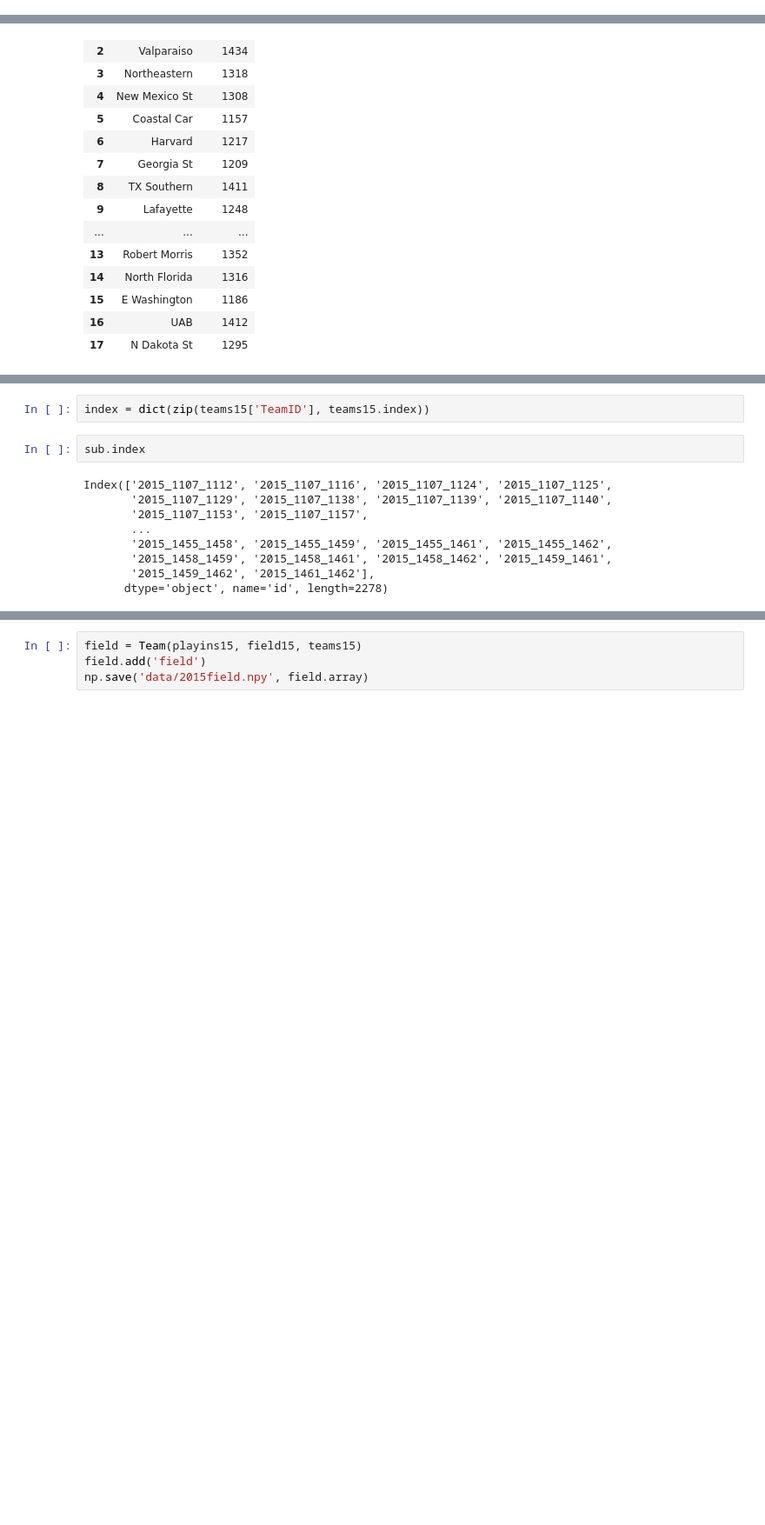
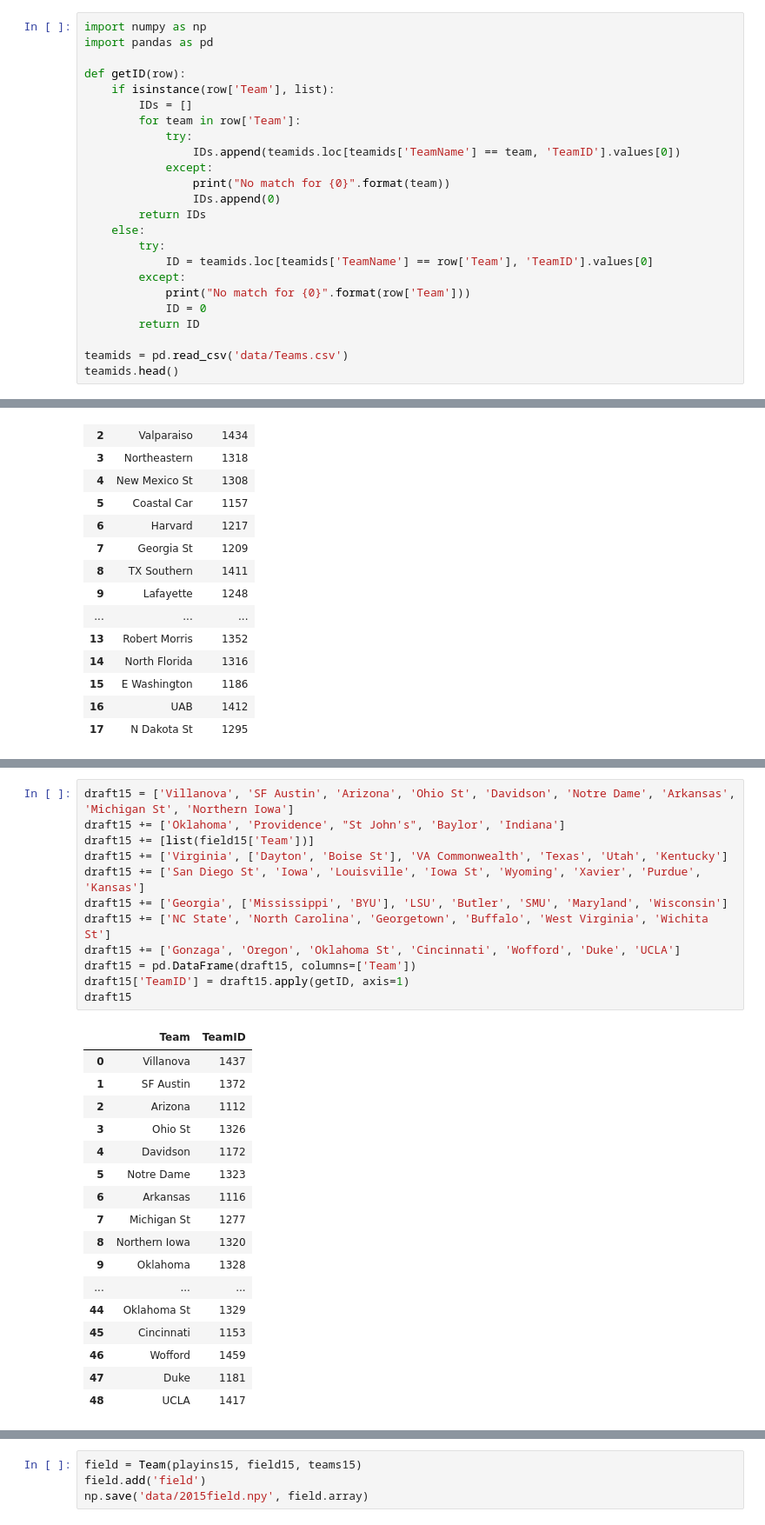
Before and after one commit to dtamayo/NCAAbasketball, a Jupyter notebook: namestoids.ipynb, the cells around one changed output, grey strips where cells are left out. Shown at 87% size. Saved outputs shown, nothing was run; the diff lists cells and outputs as text; blank space fills up the shorter version.

```diff
--- a/namestoids.ipynb
+++ b/namestoids.ipynb
@@ -31,0 +9,24 @@ def getID(row):
+# %%
+import numpy as np
+import pandas as pd
+
+def getID(row):
+    if isinstance(row['Team'], list):
+        IDs = []
+        for team in row['Team']:
+            try:
+                IDs.append(teamids.loc[teamids['TeamName'] == team, 'TeamID'].values[0])
+            except:
+                print("No match for {0}".format(team))
+                IDs.append(0)
+        return IDs
+    else:
+        try:
+            ID = teamids.loc[teamids['TeamName'] == row['Team'], 'TeamID'].values[0]
+        except:
+            print("No match for {0}".format(row['Team']))
+            ID = 0
+        return ID
+
+teamids = pd.read_csv('data/Teams.csv')
+teamids.head()
@@ -179,13 +128,30 @@ teams15
-# %%
-index = dict(zip(teams15['TeamID'], teams15.index))
-# %%
-sub.index
-# %% [output]
-Index(['2015_1107_1112', '2015_1107_1116', '2015_1107_1124', '2015_1107_1125',
-       '2015_1107_1129', '2015_1107_1138', '2015_1107_1139', '2015_1107_1140',
-       '2015_1107_1153', '2015_1107_1157',
-       ...
-       '2015_1455_1458', '2015_1455_1459', '2015_1455_1461', '2015_1455_1462',
-       '2015_1458_1459', '2015_1458_1461', '2015_1458_1462', '2015_1459_1461',
-       '2015_1459_1462', '2015_1461_1462'],
-      dtype='object', name='id', length=2278)
+# %%
+draft15 = ['Villanova', 'SF Austin', 'Arizona', 'Ohio St', 'Davidson', 'Notre Dame', 'Arkansas', 'Michigan St', 'Northern Iowa']
+draft15 += ['Oklahoma', 'Providence', "St John's", 'Baylor', 'Indiana']
+draft15 += [list(field15['Team'])]
+draft15 += ['Virginia', ['Dayton', 'Boise St'], 'VA Commonwealth', 'Texas', 'Utah', 'Kentucky']
+draft15 += ['San Diego St', 'Iowa', 'Louisville', 'Iowa St', 'Wyoming', 'Xavier', 'Purdue', 'Kansas']
+draft15 += ['Georgia', ['Mississippi', 'BYU'], 'LSU', 'Butler', 'SMU', 'Maryland', 'Wisconsin']
+draft15 += ['NC State', 'North Carolina', 'Georgetown', 'Buffalo', 'West Virginia', 'Wichita St']
+draft15 += ['Gonzaga', 'Oregon', 'Oklahoma St', 'Cincinnati', 'Wofford', 'Duke', 'UCLA']
+draft15 = pd.DataFrame(draft15, columns=['Team'])
+draft15['TeamID'] = draft15.apply(getID, axis=1)
+draft15
+# %% [output]
+|  | Team | TeamID |
+| 0 | Villanova | 1437 |
+| 1 | SF Austin | 1372 |
+| 2 | Arizona | 1112 |
+| 3 | Ohio St | 1326 |
+| 4 | Davidson | 1172 |
+| 5 | Notre Dame | 1323 |
+| 6 | Arkansas | 1116 |
+| 7 | Michigan St | 1277 |
+| 8 | Northern Iowa | 1320 |
+| 9 | Oklahoma | 1328 |
+| ... | ... | ... |
+| 44 | Oklahoma St | 1329 |
+| 45 | Cincinnati | 1153 |
+| 46 | Wofford | 1459 |
+| 47 | Duke | 1181 |
+| 48 | UCLA | 1417 |
```
Also changed, not shown: parts of 24 cells of this notebook, 14 other files.
